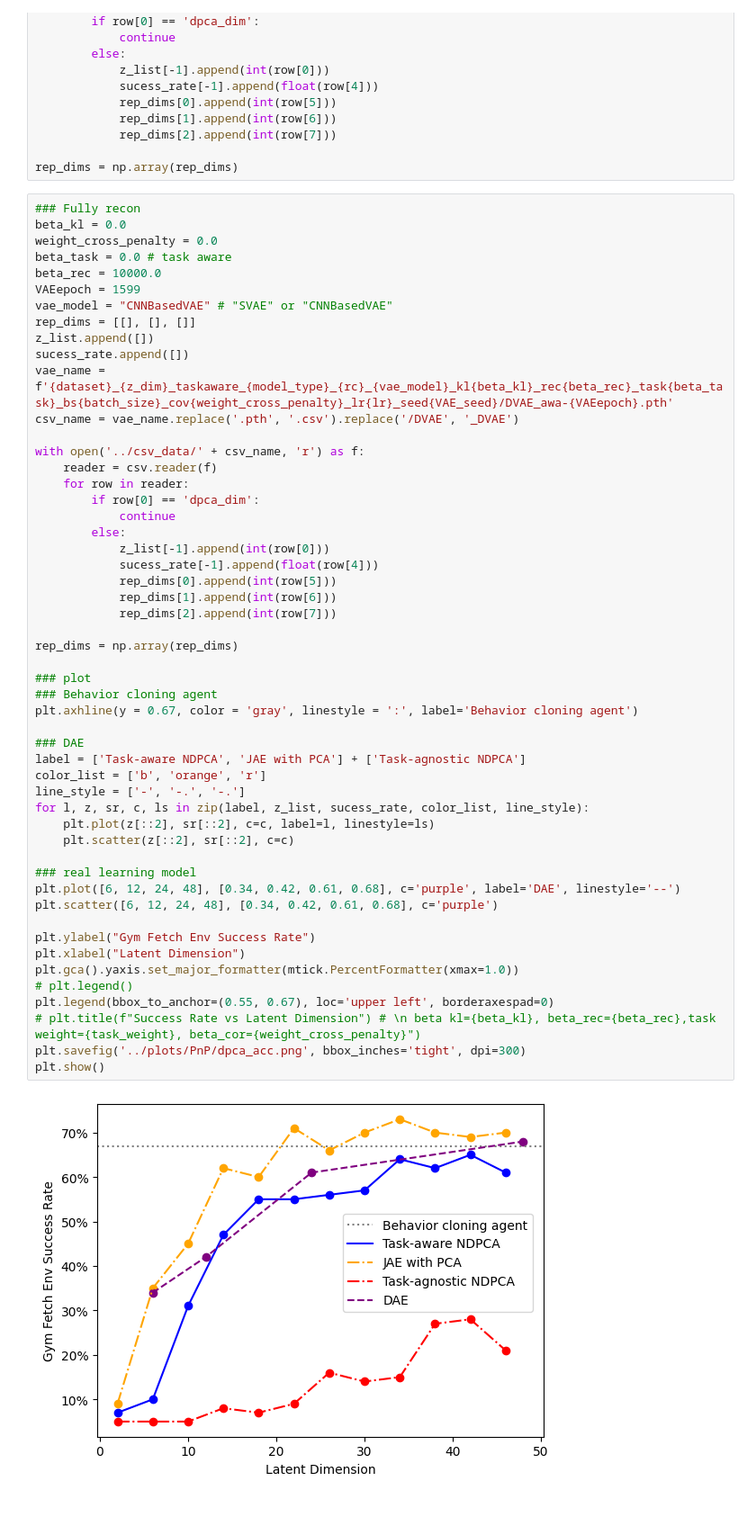
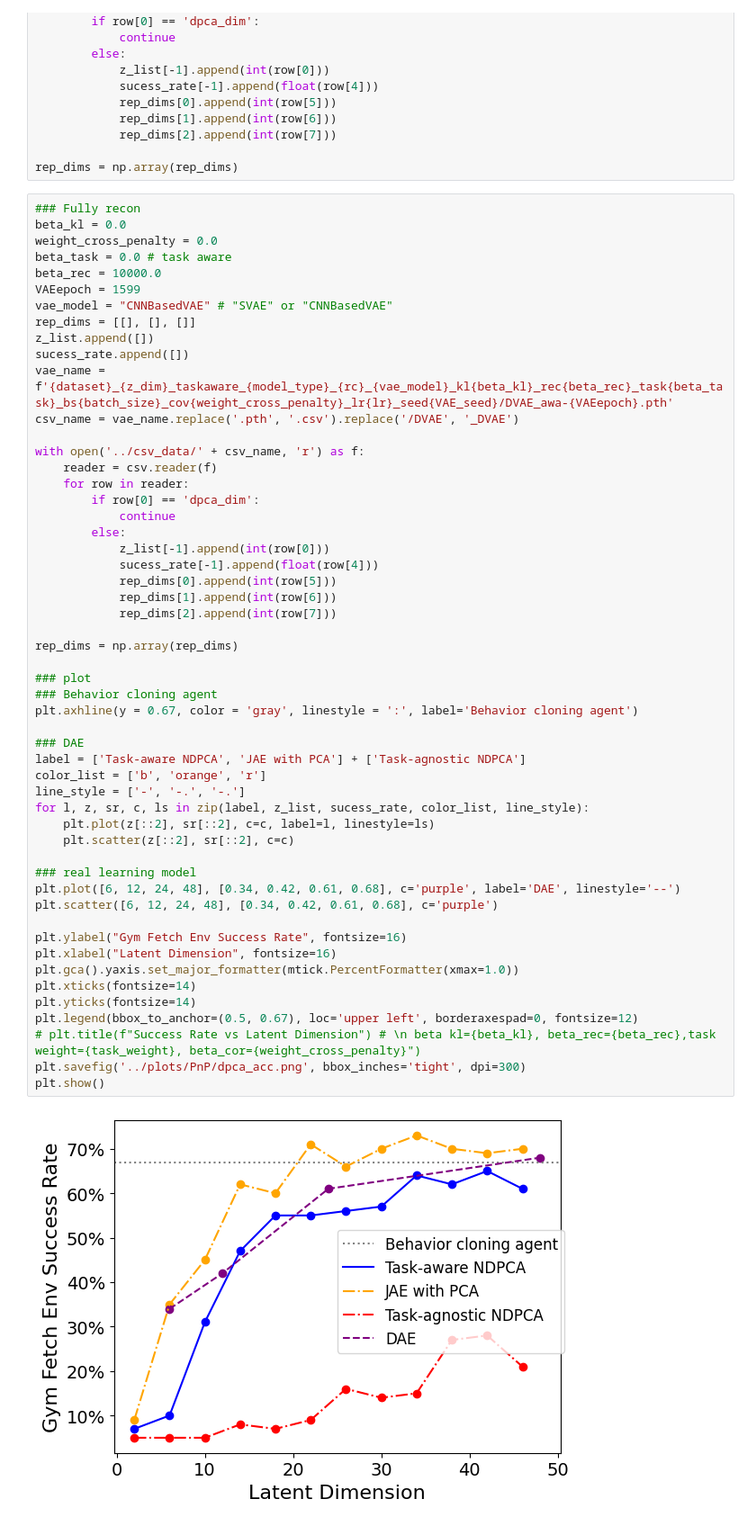
Before and after one commit to UTAustin-SwarmLab/Task-aware-Distributed-Source-Coding, a Jupyter notebook: PnP_scripts/plot＿pnp_evalEQ.ipynb, the cells around one changed output. Shown at 90% size. Saved outputs shown, nothing was run; the diff lists cells and outputs as text.

```diff
--- a/PnP_scripts/plot＿pnp_evalEQ.ipynb
+++ b/PnP_scripts/plot＿pnp_evalEQ.ipynb
@@ -129,35 +131,36 @@ with open('../csv_data/' + csv_name, 'r') as f:
         else:
             z_list[-1].append(int(row[0]))
             sucess_rate[-1].append(float(row[4]))
             rep_dims[0].append(int(row[5]))
             rep_dims[1].append(int(row[6]))
             rep_dims[2].append(int(row[7]))
 
 rep_dims = np.array(rep_dims)
 
 ### plot
 ### Behavior cloning agent
 plt.axhline(y = 0.67, color = 'gray', linestyle = ':', label='Behavior cloning agent')
 
 ### DAE
 label = ['Task-aware NDPCA', 'JAE with PCA'] + ['Task-agnostic NDPCA']
 color_list = ['b', 'orange', 'r']
 line_style = ['-', '-.', '-.']
 for l, z, sr, c, ls in zip(label, z_list, sucess_rate, color_list, line_style):
     plt.plot(z[::2], sr[::2], c=c, label=l, linestyle=ls)
     plt.scatter(z[::2], sr[::2], c=c)
 
 ### real learning model
 plt.plot([6, 12, 24, 48], [0.34, 0.42, 0.61, 0.68], c='purple', label='DAE', linestyle='--')
 plt.scatter([6, 12, 24, 48], [0.34, 0.42, 0.61, 0.68], c='purple')
 
-plt.ylabel("Gym Fetch Env Success Rate")
-plt.xlabel("Latent Dimension")
+plt.ylabel("Gym Fetch Env Success Rate", fontsize=16)
+plt.xlabel("Latent Dimension", fontsize=16)
 plt.gca().yaxis.set_major_formatter(mtick.PercentFormatter(xmax=1.0))
-# plt.legend()
-plt.legend(bbox_to_anchor=(0.55, 0.67), loc='upper left', borderaxespad=0)
+plt.xticks(fontsize=14)
+plt.yticks(fontsize=14)
+plt.legend(bbox_to_anchor=(0.5, 0.67), loc='upper left', borderaxespad=0, fontsize=12)
 # plt.title(f"Success Rate vs Latent Dimension") # \n beta kl={beta_kl}, beta_rec={beta_rec},task weight={task_weight}, beta_cor={weight_cross_penalty}")
 plt.savefig('../plots/PnP/dpca_acc.png', bbox_inches='tight', dpi=300)
 plt.show()
 # %% [output]
-[figure, old version]
+[figure, new version]
```
Also changed, not shown: parts of 1 cell of this notebook, 6 other files.
